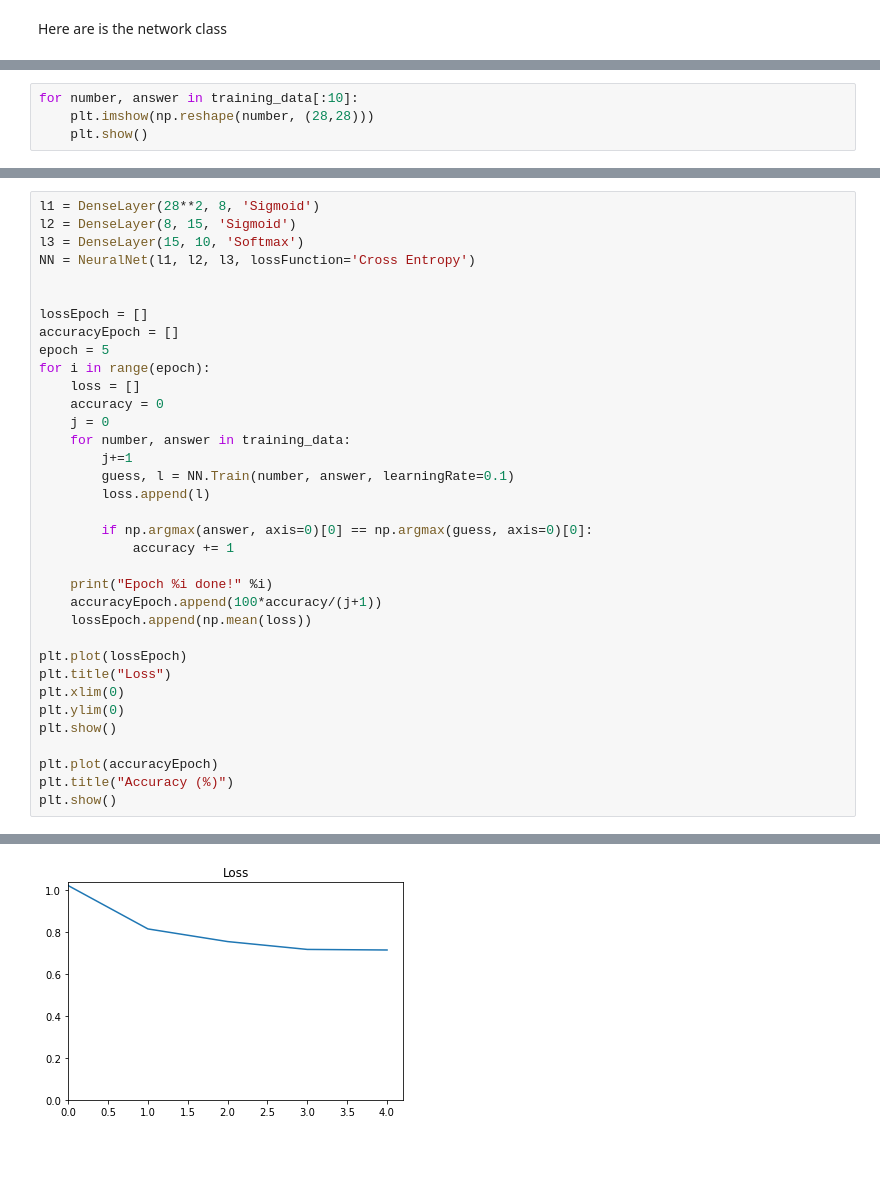
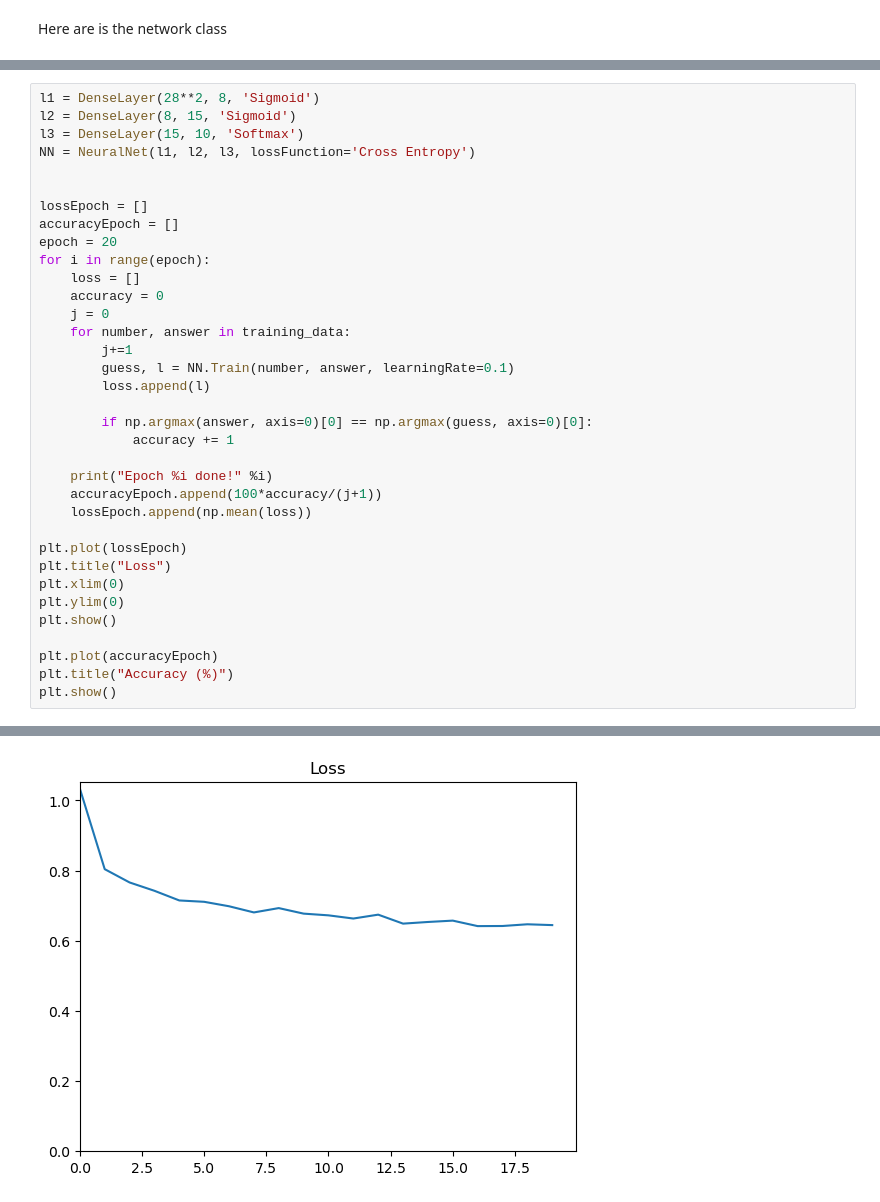
Before and after one commit to Carlomus/CodeExamples, a Jupyter notebook: CRAPNet.ipynb, the cells around one changed output, grey strips where cells are left out. Cells and saved outputs as stored; diff of their text form; blank space fills up the shorter version.

```diff
--- a/CRAPNet.ipynb
+++ b/CRAPNet.ipynb
@@ -610,4 +423,0 @@ CRAPNet was right 18.4% of the time!
-# %%
-for number, answer in training_data[:10]:
-    plt.imshow(np.reshape(number, (28,28)))
-    plt.show()
@@ -631,7 +526,7 @@ NN = NeuralNet(l1, l2, l3, lossFunction='Cross Entropy')
 
 lossEpoch = []
 accuracyEpoch = []
-epoch = 5
+epoch = 20
 for i in range(epoch):
     loss = []
     accuracy = 0
@@ -666 +576 @@ Epoch 4 done!
-[figure, old version]
+[figure, new version]
```
Also changed, not shown: parts of 26 cells of this notebook.
